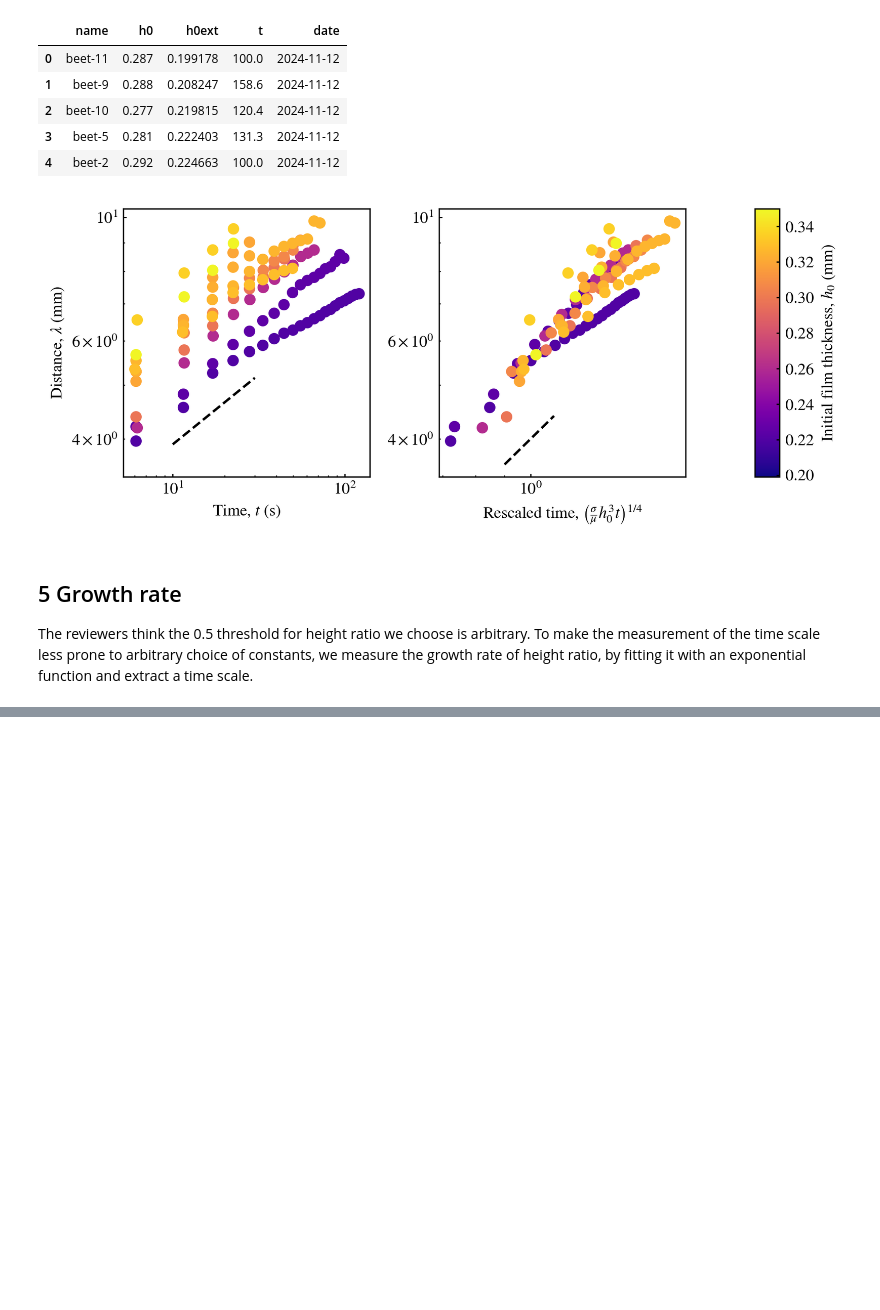
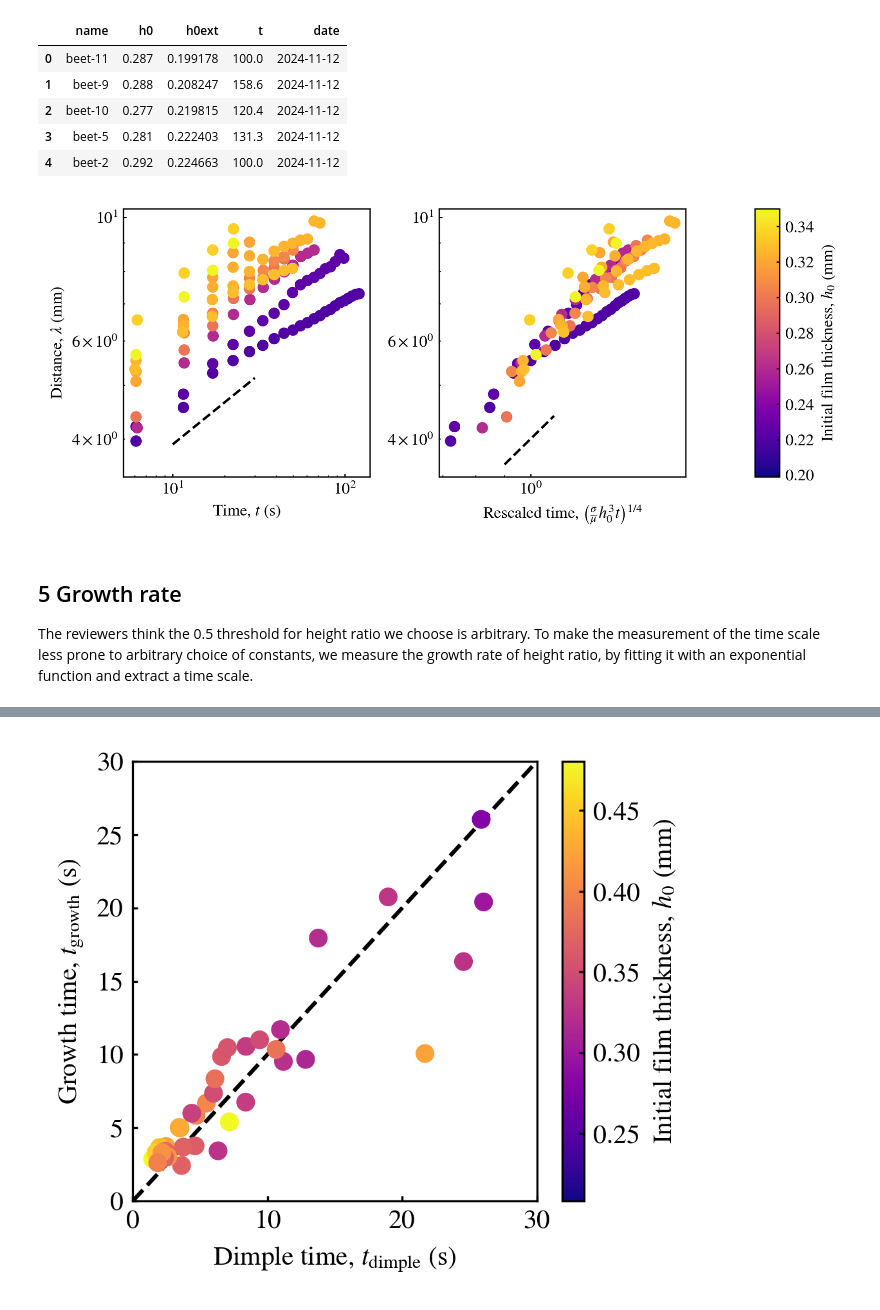
Before and after one commit to ZLoverty/WPM, a Jupyter notebook: Code/Response_to_reviewers.ipynb, the cells around one changed output, grey strips where cells are left out. Saved outputs shown, nothing was run; the diff lists cells and outputs as text; code cells hidden in the pictures; blank space fills up the shorter version.

```diff
--- a/Code/Response_to_reviewers.ipynb
+++ b/Code/Response_to_reviewers.ipynb
@@ -302,0 +334,19 @@ ValueError: `ydata` must not be empty!
+# %%
+folder = r"G:\My Drive\Research projects\WPM\Data\11122024\surface_profile\dimple_detection"
+dimple_time = pd.read_csv(os.path.join(folder, "dimple_time.csv"))
+# %%
+fig, ax = plt.subplots(figsize=(3.5, 3), dpi=300)
+ax.scatter(dimple_time.t, dimple_time.tau_growth, c=dimple_time.h0ext, cmap="plasma")
+fig.colorbar(ax.collections[0], ax=ax, label="Initial film thickness, $h_0$ (mm)")
+# outliers
+# outliers = dimple_time.loc[abs(dimple_time.tau_growth - dimple_time.t) > 4]
+# plt.scatter(outliers.t, outliers.tau_growth, s=100, facecolor=(0,0,0,0), edgecolor="r")
+ax.plot([0, 30], [0, 30], "--", color="black", zorder=-5)
+ax.set_xlim([0, 30])
+ax.set_ylim([0, 30])
+ax.set_xlabel("Dimple time, $t_\mathrm{dimple}$ (s)")
+ax.set_ylabel("Growth time, $t_\mathrm{growth}$ (s)")
+plt.tight_layout()
+fig.savefig("compare_dimpletime.svg")
+# %% [output]
+[figure, added]
```
Also changed, not shown: parts of 15 cells of this notebook.
